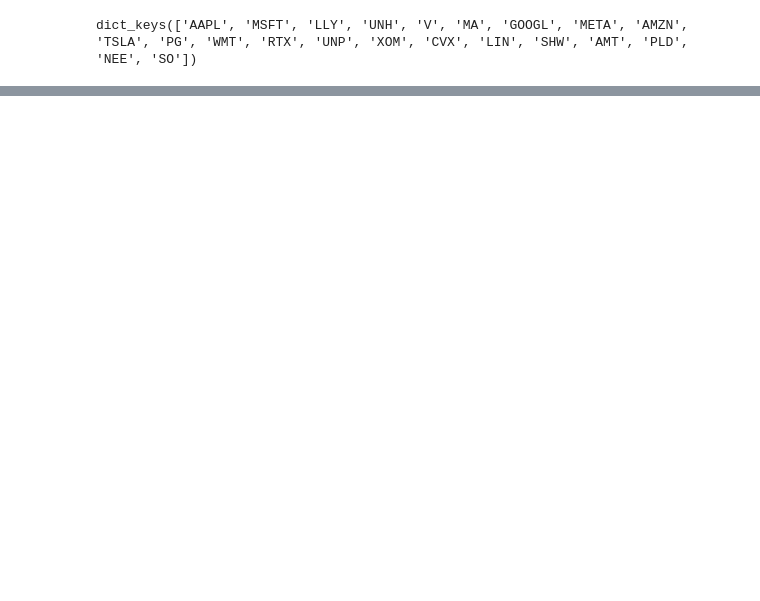
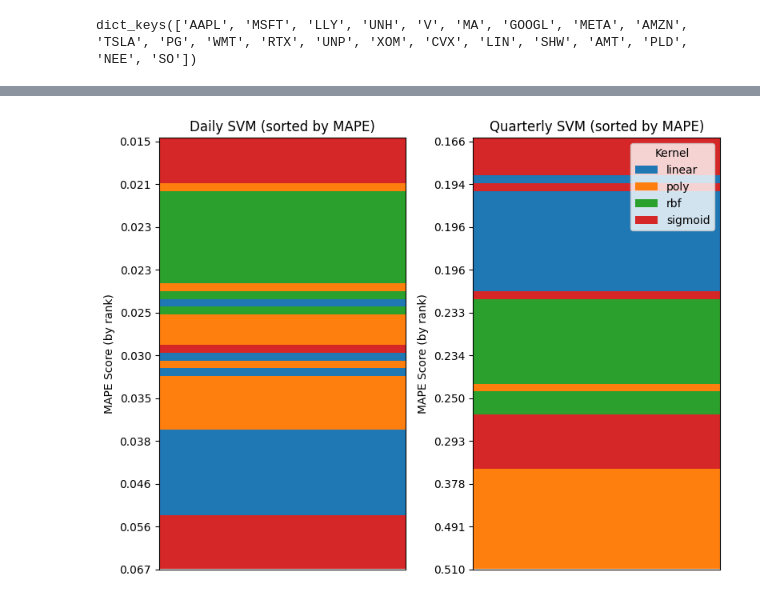
Before and after one commit to jimhcyang/xai_stock_pred_tune, a Jupyter notebook: ml_tuning.ipynb, the cells around one changed output, grey strips where cells are left out. Cells and saved outputs as stored; diff of their text form; code cells hidden in the pictures; blank space fills up the shorter version.

```diff
--- a/ml_tuning.ipynb
+++ b/ml_tuning.ipynb
@@ -415,0 +482,80 @@ for d in top_summary_d['model_hyperparameters_dict']:
+# %%
+import os
+import json
+import pandas as pd
+import numpy as np
+import matplotlib.pyplot as plt
+from matplotlib.colors import ListedColormap
+from matplotlib.patches import Patch
+
+# -- Assume that svm_results is produced as in your code --
+# For this example, we assume svm_results is already available.
+# It should have at least columns: "range", "MAPE_score", and "kernel"
+# with "range" either "d" (daily) or "q" (quarterly),
+# and kernel strings like "linear", "poly", "rbf", or "sigmoid".
+
+# Define the kernel-to-color mapping and an ordering
+kernel_order = ["linear", "poly", "rbf", "sigmoid"]
+kernel_colors = {
+    "linear": "#1f77b4",
+    "poly": "#ff7f0e",
+    "rbf": "#2ca02c",
+    "sigmoid": "#d62728"
+}
+# Map kernel to integer code based on order
+kernel_to_int = {k: i for i, k in enumerate(kernel_order)}
+# Create a ListedColormap based on our ordered colors
+cmap = ListedColormap([kernel_colors[k] for k in kernel_order])
+
+# Separate the data into daily and quarterly groups (assume sorted by MAPE already)
+daily = svm_results[svm_results["range"] == "d"].sort_values("MAPE_score", ascending=False).reset_index(drop=True)
+quarterly = svm_results[svm_results["range"] == "q"].sort_values("MAPE_score", ascending=False).reset_index(drop=True)
+
+def create_stripe_image(df):
+    """
+    Given a DataFrame sorted by MAPE, return a 2D array with one column.
+    Each row is assigned the integer code corresponding to its kernel.
+    """
+    n = len(df)
+    # Map kernel column to integer codes
+    codes = df["kernel"].map(kernel_to_int).values.reshape(n, 1)
+    return codes
+
+# Create the stripe arrays
+daily_stripe = create_stripe_image(daily)
+quarterly_stripe = create_stripe_image(quarterly)
+
+# Decide tick interval (adjust as needed)
+tick_interval = max(1, len(daily) // 10)  # e.g. every ~10 models
+
+# Create a figure with two subplots (side-by-side)
+fig, axs = plt.subplots(1, 2, figsize=(8, 6))
+
+def plot_stripe(ax, stripe, df, title):
+    n = stripe.shape[0]
+    # We use imshow to display the stripe.
+    # The extent is set so that the y-axis goes from 0 to n.
+    im = ax.imshow(stripe, aspect="auto", interpolation="none",
+                   cmap=cmap, extent=[0, 1, 0, n], origin="lower")
+    ax.set_title(title)
+    ax.set_xticks([])  # no x-axis ticks for the stripe
+
+    # Set y-ticks every tick_interval. Get the corresponding MAPE values.
+    ticks = np.arange(0, n, tick_interval)
+    tick_labels = [f"{df.iloc[i]['MAPE_score']:.3f}" for i in ticks]
+    ax.set_yticks(ticks)
+    ax.set_yticklabels(tick_labels)
+    ax.set_ylabel("MAPE Score (by rank)")
+
+# Plot for daily and quarterly
+plot_stripe(axs[0], daily_stripe, daily, "Daily SVM (sorted by MAPE)")
+plot_stripe(axs[1], quarterly_stripe, quarterly, "Quarterly SVM (sorted by MAPE)")
+
+# Create a custom legend for the kernel colors
+legend_elements = [Patch(facecolor=kernel_colors[k], label=k) for k in kernel_order]
+axs[1].legend(handles=legend_elements, title="Kernel", loc="upper right")
+
+plt.tight_layout()
+plt.show()
+# %% [output]
+[figure, added]
```
Also changed, not shown: parts of 7 cells of this notebook, 10 other files.
